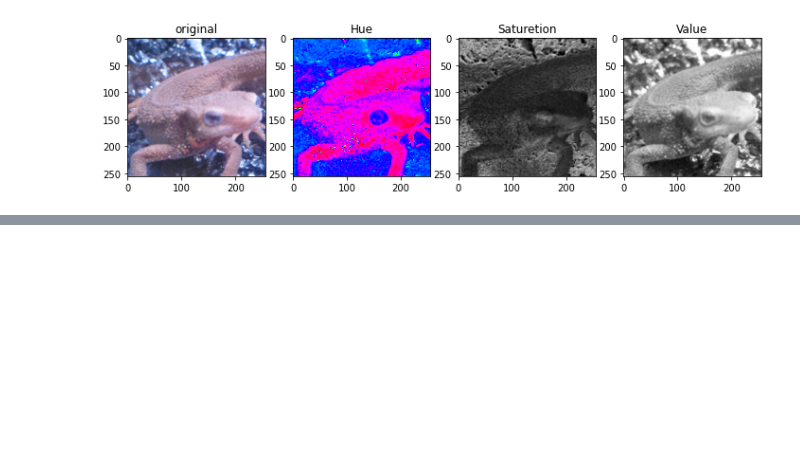
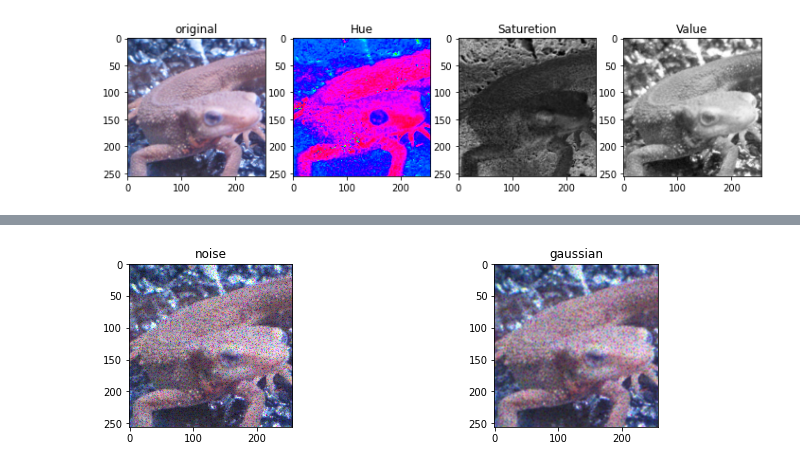
Before and after one commit to iorn121/ImageProcessing100Questions, a Jupyter notebook: ImageProcessing1_10Q.ipynb, the cells around one changed output, grey strips where cells are left out. Drawn from its saved outputs; the diff is of its cells as text; code cells hidden in the pictures; blank space fills up the shorter version.

```diff
--- a/ImageProcessing1_10Q.ipynb
+++ b/ImageProcessing1_10Q.ipynb
@@ -134,0 +230,15 @@ plt.show()
+# %%
+# Q9
+img_noise_origin=io.imread("https://yoyoyo-yo.github.io/Gasyori100knock/dataset/images/imori_256x256_noise.png")
+
+img_gau=cv2.GaussianBlur(img_noise_origin,(3,3),1.3)
+plt.figure(figsize=(12,3))
+plt.subplot(1,2,1)
+plt.title("noise")
+plt.imshow(img_noise_origin)
+plt.subplot(1,2,2)
+plt.title("gaussian")
+plt.imshow(img_gau)
+plt.show()
+# %% [output]
+[figure, added]
```
Also changed, not shown: parts of 4 cells of this notebook.
